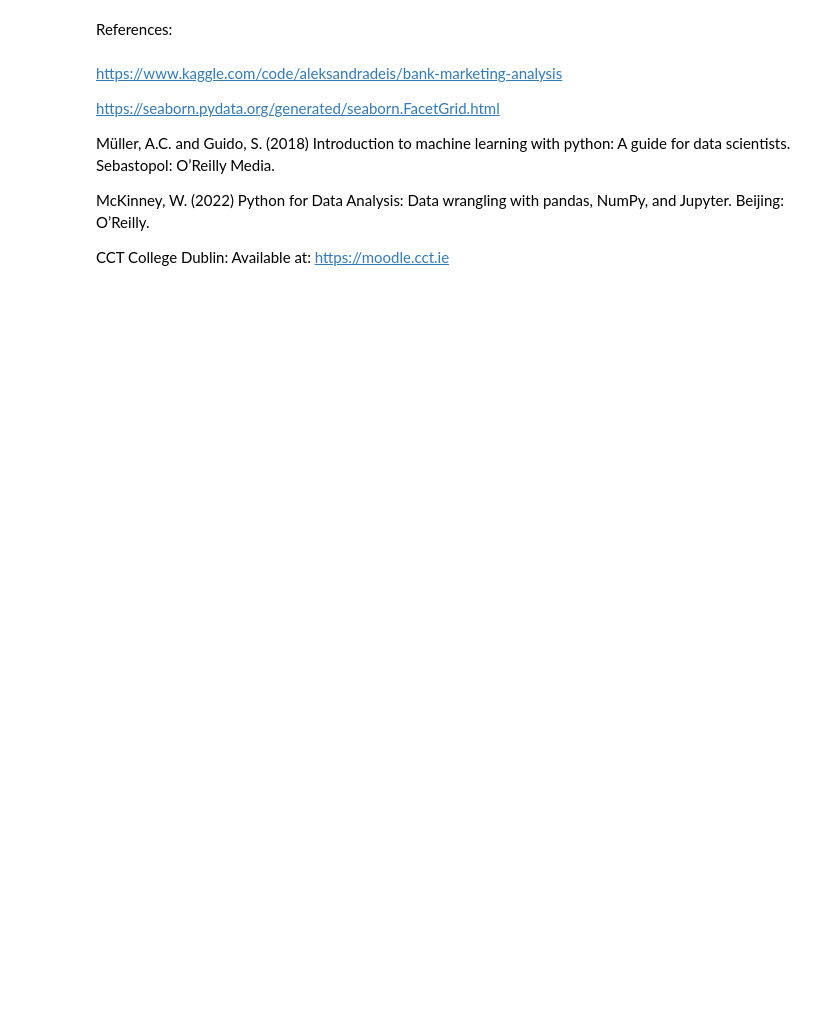
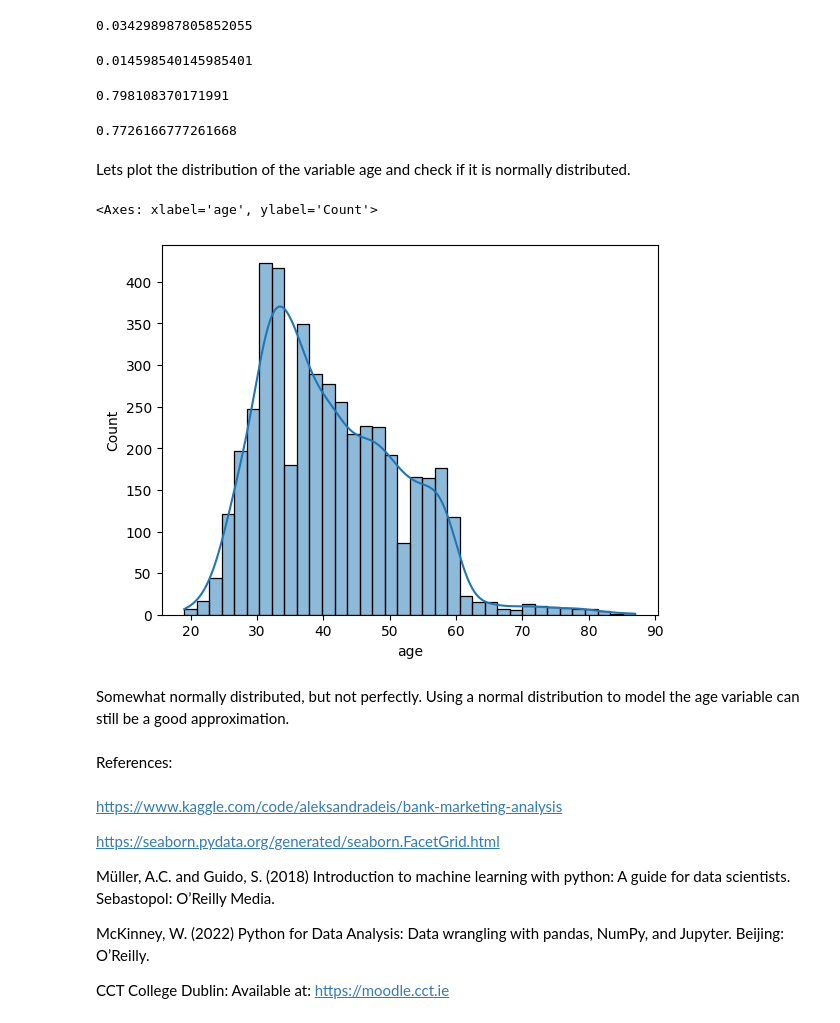
Before and after one commit to riccardopossier/Hdip_Riccardo_Possieri_2023, a Jupyter notebook: Hdip_Riccardo_Possieri_2023.ipynb, the cells around one changed output. Cells and saved outputs as stored; diff of their text form; code cells hidden in the pictures; blank space fills up the shorter version.

```diff
--- a/Hdip_Riccardo_Possieri_2023.ipynb
+++ b/Hdip_Riccardo_Possieri_2023.ipynb
@@ -151,3 +269,32 @@ plt.show()
+# %%
+# 60 < age < 70
+norm.cdf(70, mean, std) - norm.cdf(60, mean, std)
+# %% [output]
+0.034298987805852055
+# %%
+# lets compare that using the real data provided
+data_df[(data_df['age'] > 60) & (data_df['age'] < 70)].shape[0] / data_df.shape[0]
+# %% [output]
+0.014598540145985401
+# %%
+# age < 50
+norm.cdf(50, mean, std)
+# %% [output]
+0.798108370171991
+# %%
+# lets compare that using the real data provided
+data_df[data_df['age'] < 50].shape[0] / data_df.shape[0]
+# %% [output]
+0.7726166777261668
+# %% [markdown]
+Lets plot the distribution of the variable age and check if it is normally distributed.
+# %%
+sns.histplot(data=data_df, x='age', kde=True)
+# %% [output]
+<Axes: xlabel='age', ylabel='Count'>
+[figure, added]
+# %% [markdown]
+Somewhat normally distributed, but not perfectly. Using a normal distribution to model the age variable can still be a good approximation.
 # %% [markdown]
 References:
 # %% [markdown]
```
Also changed, not shown: parts of 61 cells of this notebook.
